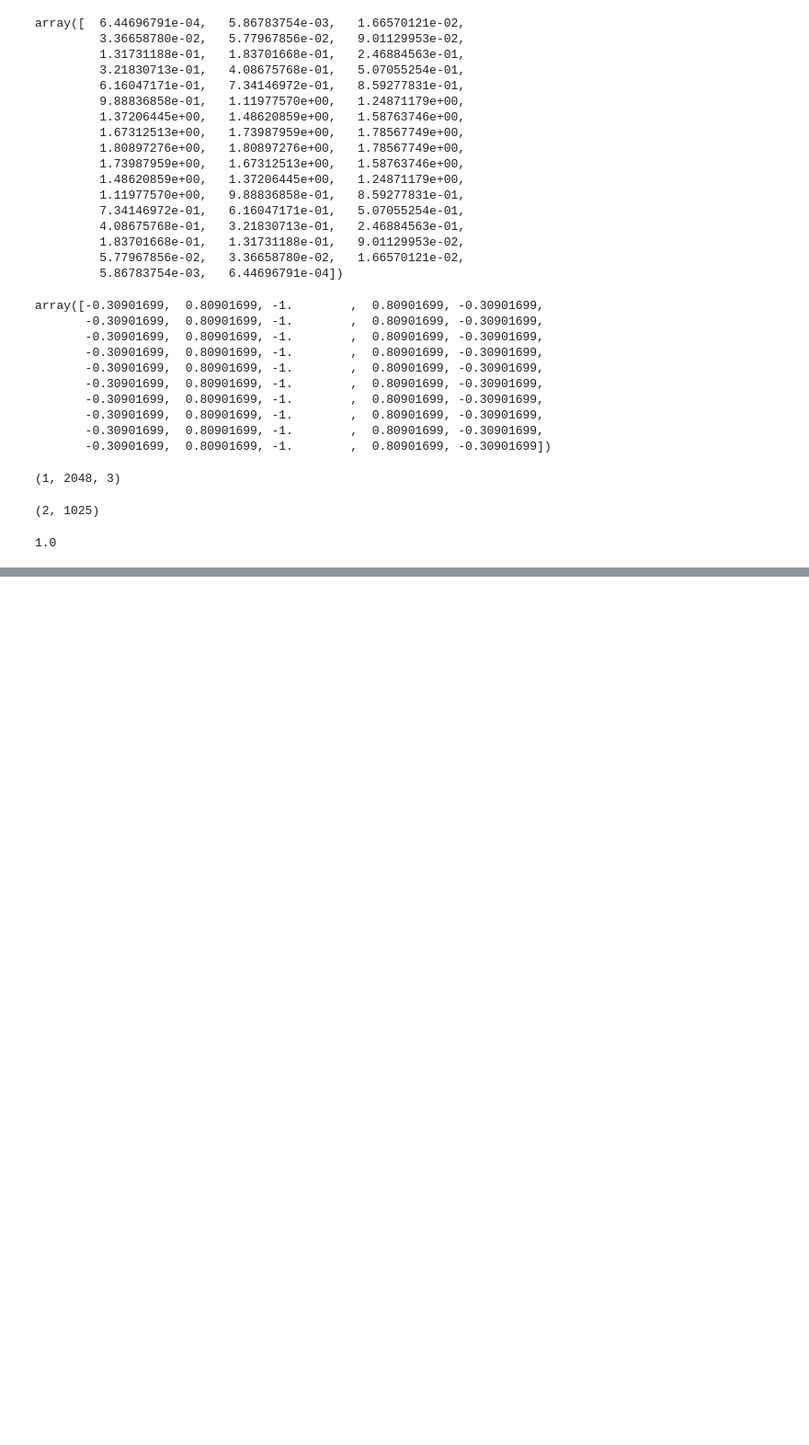
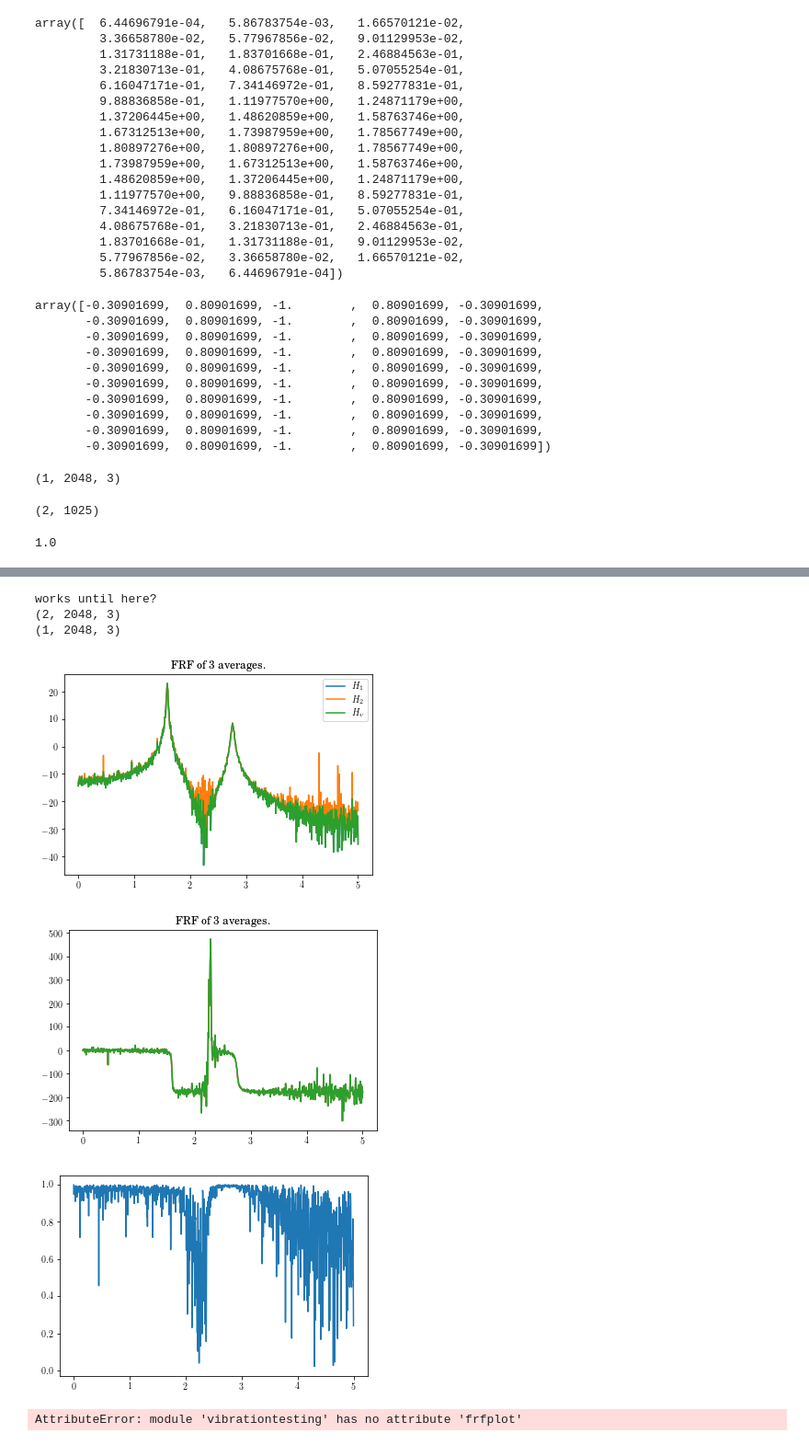
Before and after one commit to Vibration-Testing/vibrationtesting, a Jupyter notebook: docs/tutorial/Notebooks/VTTools.ipynb, the cells around one changed output, grey strips where cells are left out. Shown: that part at 92% size. Saved outputs shown, nothing was run; the diff lists cells and outputs as text; code cells hidden in the pictures; blank space fills up the shorter version.

```diff
--- a/docs/tutorial/Notebooks/VTTools.ipynb
+++ b/docs/tutorial/Notebooks/VTTools.ipynb
@@ -266,16 +294,24 @@ plt.show()
 # %%
 f, Txy1, Txy2, coh, Txyv = vt.frfest(Yout, Ucomb, t, Hv=bool(True))
 #fig_amp,=plt.plot(f[0,:],20*np.log10(np.abs(Txy1[0,:])),legend='$H_1$',f[0,:],20*np.log10(np.abs(Txy2[0,:])),legend='$H_2$',f[0,:],20*np.log10(np.abs(Txyv[0,:])),legend='$H_v$')
-(line1, line2, line3) = plt.plot(f[0,:],20*np.log10(np.abs(Txy1[0,:])),f[0,:],20*np.log10(np.abs(Txy2[0,:])),f[0,:],20*np.log10(np.abs(Txyv[0,:])))
+(line1, line2, line3) = plt.plot(f,20*np.log10(np.abs(Txy1[0,:])),f,20*np.log10(np.abs(Txy2[0,:])),f,20*np.log10(np.abs(Txyv[0,:])))
 plt.title('FRF of ' + str(Yout.shape[2]) + ' averages.')
 plt.legend((line1,line2,line3),('$H_1$','$H_2$','$H_v$'))
 plt.show()
-plt.plot(f[0,:],180.0/np.pi*np.unwrap(np.angle(Txy1[0,:])),f[0,:],180.0/np.pi*np.unwrap(np.angle(Txy2[0,:])),f[0,:],180.0/np.pi*np.unwrap(np.angle(Txyv[0,:])))
+plt.plot(f,180.0/np.pi*np.unwrap(np.angle(Txy1[0,:])),f,180.0/np.pi*np.unwrap(np.angle(Txy2[0,:])),f,180.0/np.pi*np.unwrap(np.angle(Txyv[0,:])))
 plt.title('FRF of ' + str(Yout.shape[2]) + ' averages.')
 plt.show()
-plt.plot(f[0,:],coh[0,:])
+plt.plot(f,coh[0,:])
 plt.show()
 vt.frfplot(f,Txy1,freq_max=3.5)
+# %% [output]
+works until here?
+(2, 2048, 3)
+(1, 2048, 3)
+[figure, added]
+[figure, added]
+[figure, added]
+AttributeError: module 'vibrationtesting' has no attribute 'frfplot'
 # %%
 freq_vec.shape
 # %%
```
Also changed, not shown: parts of 30 cells of this notebook, 1 other file.
